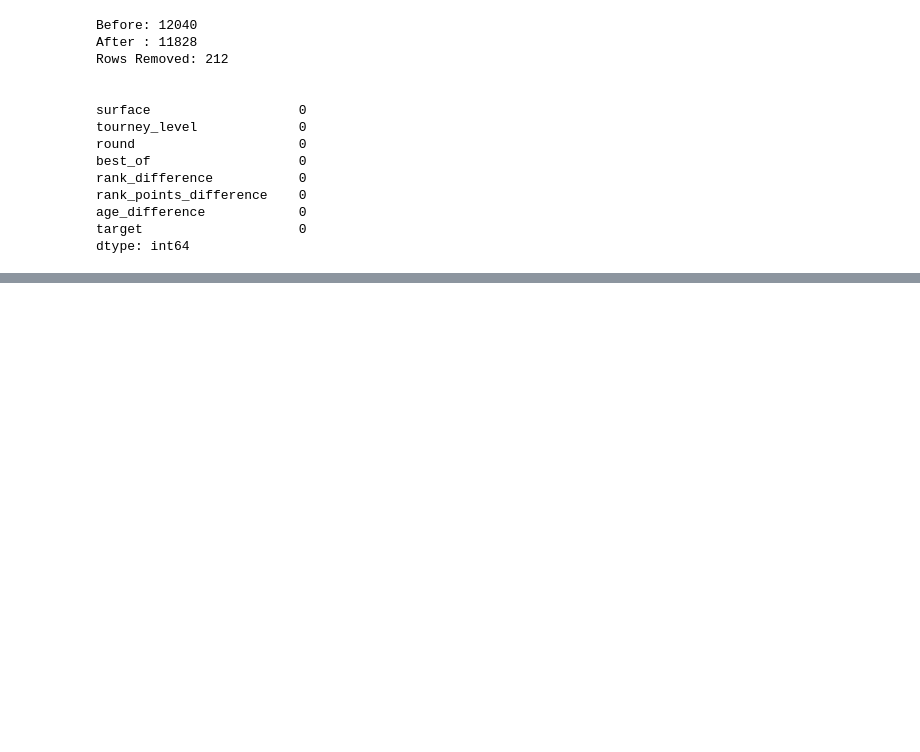
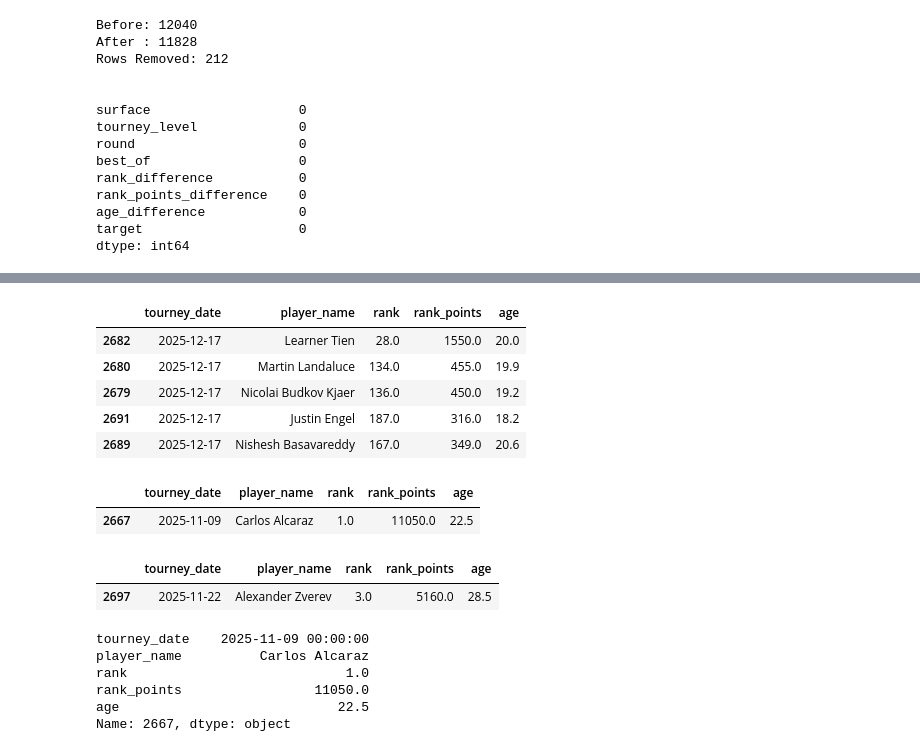
Before and after one commit to nandinipatni/AcePredict, a Jupyter notebook: notebooks/02_feature_engineering.ipynb, the cells around one changed output, grey strips where cells are left out. Saved outputs shown, nothing was run; the diff lists cells and outputs as text; code cells hidden in the pictures; blank space fills up the shorter version.

```diff
--- a/notebooks/02_feature_engineering.ipynb
+++ b/notebooks/02_feature_engineering.ipynb
@@ -259,0 +614,23 @@ dtype: int64
+# %%
+latest_players.tail()
+# %% [output]
+|  | tourney_date | player_name | rank | rank_points | age |
+| 2682 | 2025-12-17 | Learner Tien | 28.0 | 1550.0 | 20.0 |
+| 2680 | 2025-12-17 | Martin Landaluce | 134.0 | 455.0 | 19.9 |
+| 2679 | 2025-12-17 | Nicolai Budkov Kjaer | 136.0 | 450.0 | 19.2 |
+| 2691 | 2025-12-17 | Justin Engel | 187.0 | 316.0 | 18.2 |
+| 2689 | 2025-12-17 | Nishesh Basavareddy | 167.0 | 349.0 | 20.6 |
+# %%
+latest_players[
+    latest_players["player_name"] == "Carlos Alcaraz"
+]
+# %% [output]
+|  | tourney_date | player_name | rank | rank_points | age |
+| 2667 | 2025-11-09 | Carlos Alcaraz | 1.0 | 11050.0 | 22.5 |
+# %%
+latest_players[
+    latest_players["player_name"] == "Alexander Zverev"
+]
+# %% [output]
+|  | tourney_date | player_name | rank | rank_points | age |
+| 2697 | 2025-11-22 | Alexander Zverev | 3.0 | 5160.0 | 28.5 |
@@ -259,0 +649,11 @@ dtype: int64
+# %%
+alcaraz = get_player_stats("Carlos Alcaraz")
+
+print(alcaraz)
+# %% [output]
+tourney_date    2025-11-09 00:00:00
+player_name          Carlos Alcaraz
+rank                            1.0
+rank_points                 11050.0
+age                            22.5
+Name: 2667, dtype: object
```
Also changed, not shown: parts of 28 cells of this notebook, 3 other files.
